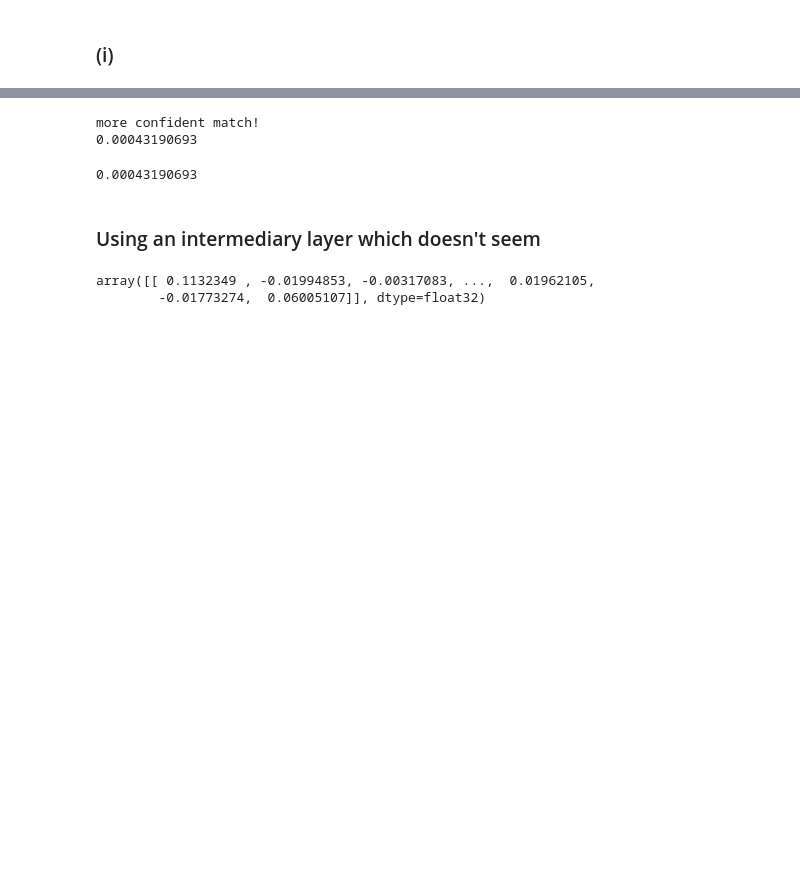
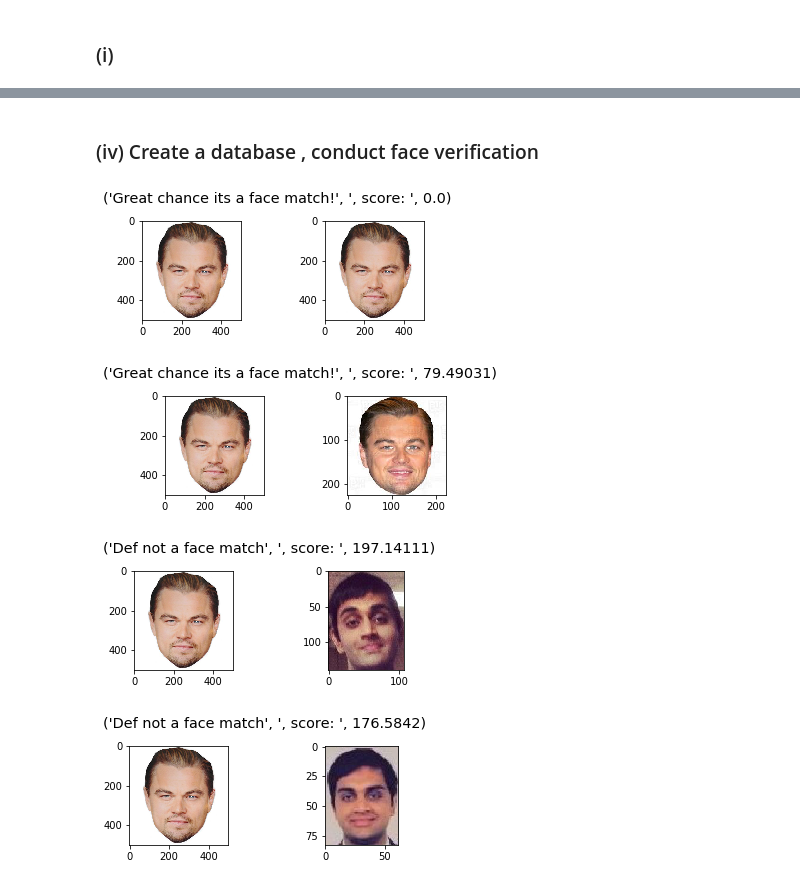
Before and after one commit to darshdee/Deep-Learning, a Jupyter notebook: My Projects/FaceRecognition/Face Verification & Recognition Using CNNs.ipynb, the cells around one changed output, grey strips where cells are left out. Drawn from its saved outputs; the diff is of its cells as text; code cells hidden in the pictures; blank space fills up the shorter version.

Commit message:
showing image comparision. Pending realtime

```diff
--- a/My Projects/FaceRecognition/Face Verification & Recognition Using CNNs.ipynb
+++ b/My Projects/FaceRecognition/Face Verification & Recognition Using CNNs.ipynb
@@ -127,7 +131,7 @@ array([[6.4339283e-16, 6.4339283e-16, 3.6733999e-14, ..., 6.4339283e-16,
 #epsilon = 0.40 #cosine similarity
 epsilon = 1 #euclidean distance
 
-def euclidean_distance(image1,image2, pickmodel):
+def euclidean_distance(image1,image2, pickmodel,upper_thresh,mid_thresh):
     # Lastly we can perform the face verification
     p_img1 = pickmodel.predict(image1)
     p_img2 = pickmodel.predict(image2)
@@ -137,15 +141,15 @@ def euclidean_distance(image1,image2, pickmodel):
     a = np.sum(np.multiply(diff,diff))
     euc_dist = np.sqrt(a)
 
-    if euc_dist < 1 and euc_dist > 0.5:
-        print ('Possible match!')
-    elif euc_dist < 0.5:
-        print ('more confident match!')
+    if euc_dist < upper_thresh and euc_dist > mid_thresh:
+        printy ='Possible face match!'
+    elif euc_dist < mid_thresh:
+        printy = 'Great chance its a face match!'
     else:
-        print ('Not a good match')
+        printy = 'Def not a face match'
 
-    print (euc_dist, '\n')
-    return euc_dist
+    #print (euc_dist, '\n')
+    return (printy,', score: ',euc_dist)
 
 euclidean_distance(resize('leo1.jpg'),resize('darsh1.jpg'),face_model)
 euclidean_distance(resize('leo1.jpg'),resize('leo2.jpg'),face_model)
@@ -246,3 +226,3 @@ _________________________________________________________________
 # %%
 #here we load the weights
-model.load_weights('vgg_face_weights.h5', by_name=True)
+model.load_weights('vgg_face_weights.h5')
@@ -270,9 +259,0 @@ more confident match!
-# %%
-euclidean_distance(resize('leo1.jpg'),resize('me3.jpg'),model)
-#PENDING, CHANGE THRESHOLD FOR VGG FACE MODEL
-# %% [output]
-more confident match!
-0.00043190693
-0.00043190693
-# %% [markdown]
-### Using an intermediary layer which doesn't seem
@@ -282,7 +260,28 @@ vgg_face_descriptor = Model(inputs=model.layers[0].input
-# %%
-euclidean_distance(resize('leo1.jpg'),resize('darsh1.jpg'),vgg_face_descriptor)
-euclidean_distance(resize('leo1.jpg'),resize('leo2.jpg'),vgg_face_descriptor)
-euclidean_distance(resize('leo2.jpg'),resize('leo3.jpg'),vgg_face_descriptor)
-# %% [output]
-array([[ 0.1132349 , -0.01994853, -0.00317083, ...,  0.01962105,
-        -0.01773274,  0.06005107]], dtype=float32)
+# %% [markdown]
+### (iv) Create a database , conduct face verification
+# %%
+database = {
+    'Leo': ['leo1.jpg', 'leo2.jpg'],
+    'Darsh': ['darsh.jpg', 'darsh1.jpg']
+}
+
+sourcey = 'leo1.jpg'
+for x in database:
+    for y in database[x]:
+
+
+        fig = plt.figure()
+        st = fig.suptitle(euclidean_distance(resize(sourcey),resize(y),vgg_face_descriptor,120,150), fontsize="x-large")
+        ax1 = fig.add_subplot(2,2,1)
+        img1=mpimg.imread(sourcey)
+        ax1.imshow(img1)
+
+        ax2 = fig.add_subplot(2,2,2)
+        img2=mpimg.imread(y)
+        ax2.imshow(img1)
+        ax2.imshow(img2)
+# %% [output]
+[figure, added]
+[figure, added]
+[figure, added]
+[figure, added]
```
Also changed, not shown: parts of 20 cells of this notebook.
